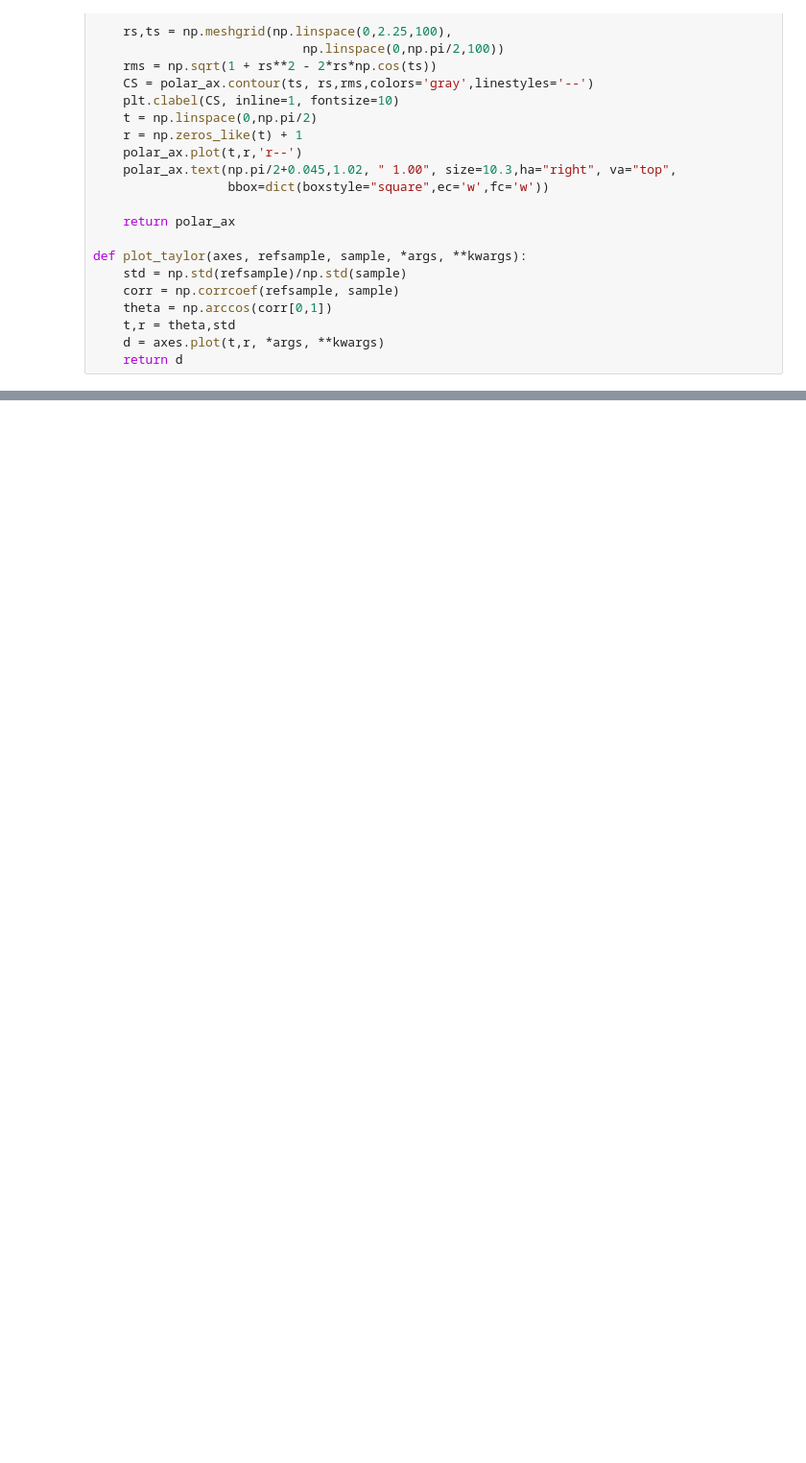
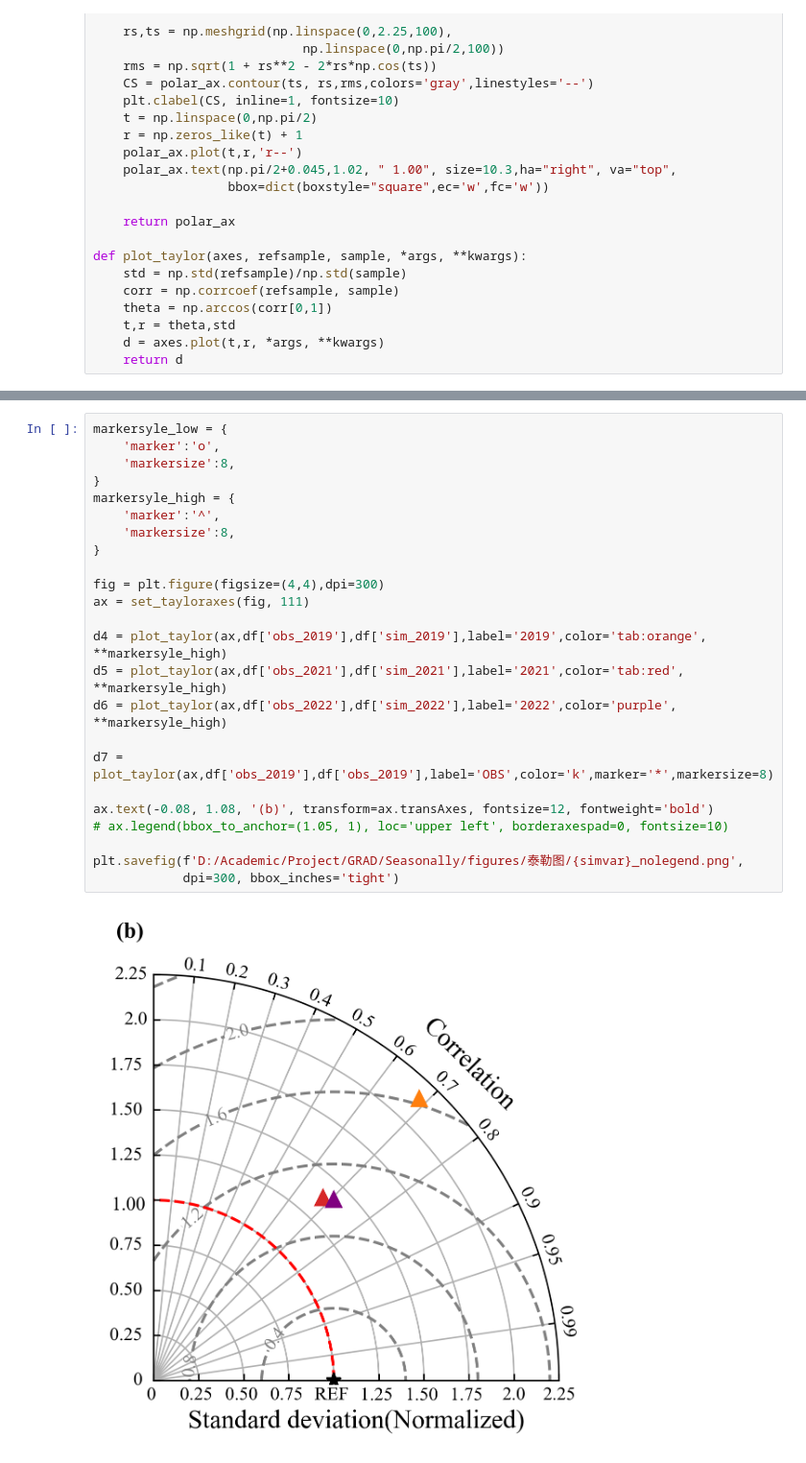
Before and after one commit to Iphisxu/MasterGRAD-Seasonally, a Jupyter notebook: scripts/Ground/Taylor/NO2.ipynb, the cells around one changed output, grey strips where cells are left out. Shown: that part at 96% size. Drawn from its saved outputs; the diff is of its cells as text; blank space fills up the shorter version.

```diff
--- a/scripts/Ground/Taylor/NO2.ipynb
+++ b/scripts/Ground/Taylor/NO2.ipynb
@@ -160,0 +161,26 @@ plt.savefig(f'D:/Academic/Project/GRAD/Seasonally/figures/泰勒图/{simvar}.png
+# %%
+markersyle_low = {
+    'marker':'o',
+    'markersize':8,
+}
+markersyle_high = {
+    'marker':'^',
+    'markersize':8,
+}
+
+fig = plt.figure(figsize=(4,4),dpi=300)
+ax = set_tayloraxes(fig, 111)
+
+d4 = plot_taylor(ax,df['obs_2019'],df['sim_2019'],label='2019',color='tab:orange', **markersyle_high)
+d5 = plot_taylor(ax,df['obs_2021'],df['sim_2021'],label='2021',color='tab:red', **markersyle_high)
+d6 = plot_taylor(ax,df['obs_2022'],df['sim_2022'],label='2022',color='purple', **markersyle_high)
+
+d7 = plot_taylor(ax,df['obs_2019'],df['obs_2019'],label='OBS',color='k',marker='*',markersize=8)
+
+ax.text(-0.08, 1.08, '(b)', transform=ax.transAxes, fontsize=12, fontweight='bold')
+# ax.legend(bbox_to_anchor=(1.05, 1), loc='upper left', borderaxespad=0, fontsize=10)
+
+plt.savefig(f'D:/Academic/Project/GRAD/Seasonally/figures/泰勒图/{simvar}_nolegend.png',
+            dpi=300, bbox_inches='tight')
+# %% [output]
+[figure, added]
```
Also changed, not shown: parts of 3 cells of this notebook, 2 other files.
